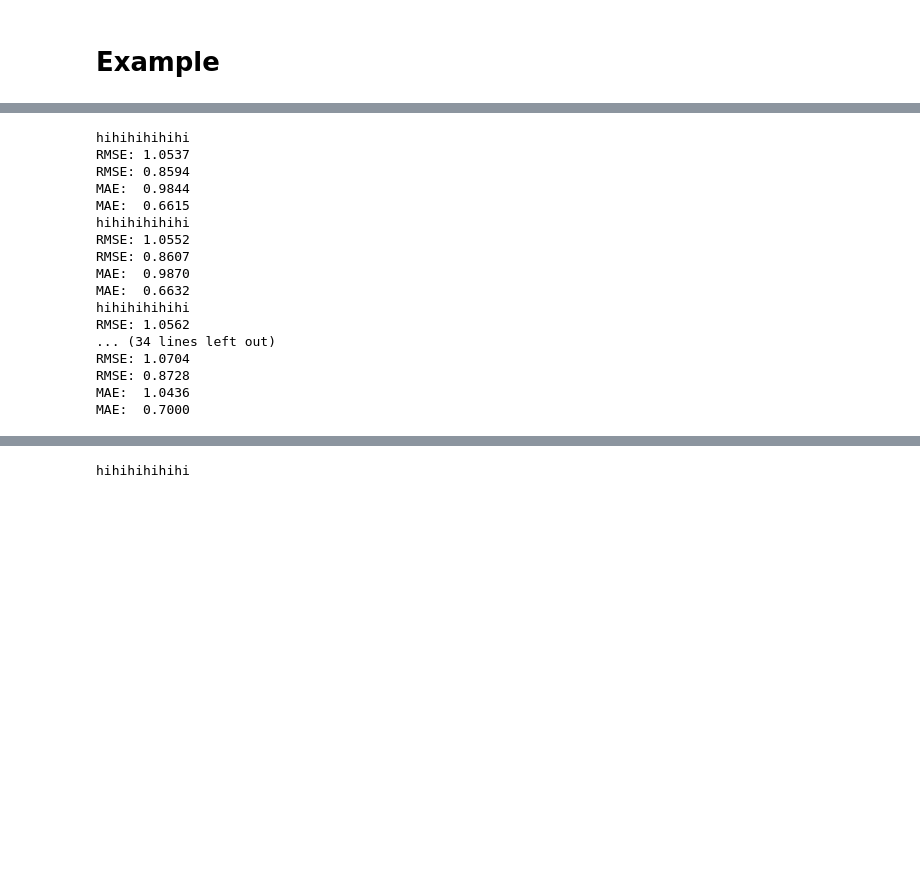
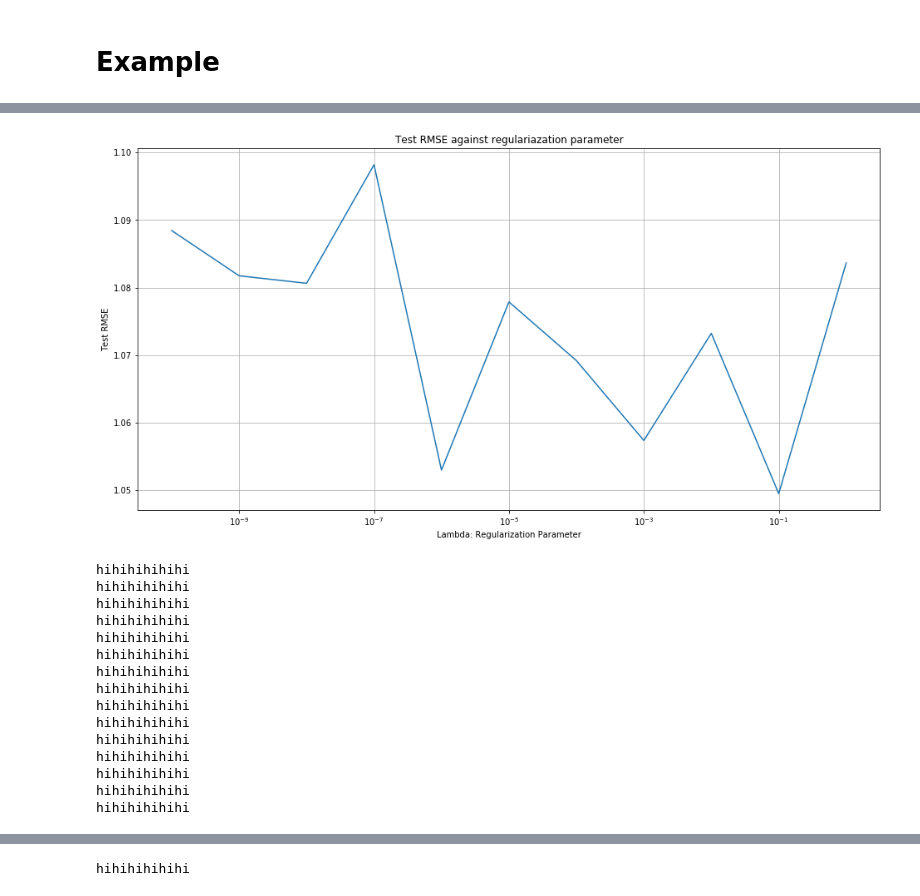
Before and after one commit to jpatrickpark/1003-project, a Jupyter notebook: notebooks/recommendationaccuracy.ipynb, the cells around one changed output, grey strips where cells are left out. Cells and saved outputs as stored; diff of their text form; code cells hidden in the pictures; blank space fills up the shorter version.

```diff
--- a/notebooks/recommendationaccuracy.ipynb
+++ b/notebooks/recommendationaccuracy.ipynb
@@ -150,10 +123,5 @@ def precision_recall_at_k(est_mat, items_in_trainset_of_users_in_testset, true_r
 # %%
-"""
-Un-Normalized Case.
-"""
-
-random_dict = preprocess.create_random_subset_user_paper_data(debug=True)
-rating_scale = (1,11)
-trainset, testset = preprocess.user_paper_train_test_split(random_dict, test_size = .2)
+random_dict = preprocess.create_random_subset_user_paper_data(size= 4000,debug=True)
+trainset, testset = preprocess.user_paper_train_test_split(random_dict, test_size = .15)
 trainset = preprocess.create_surprise_user_paper_data(trainset, rating_scale).build_full_trainset()
 testset = preprocess.create_surprise_user_paper_data(testset, rating_scale).build_full_trainset().build_testset()
@@ -160,35 +151,43 @@ testset = preprocess.create_surprise_user_paper_data(testset, rating_scale).buil
+# %%
+plt.semilogx(lambdas,test_loss_possible_rmse)
+plt.title('Test RMSE against regulariazation parameter')
+plt.xlabel('Lambda: Regularization Parameter')
+plt.ylabel('Test RMSE')
+plt.grid()
+plt.savefig('svdfalsetestrmselambda.eps',format='eps')
+# best lambda = 10^-1
+# %% [output]
+[figure, added]
 # %%
-# Regularization Hyperparameter Search 1.
-lambdas = 10.0**np.arange(-7,3)
-test_loss_possible_rmse = np.zeros(len(lambdas))
-test_loss_all_rmse = np.zeros(len(lambdas))
-test_loss_possible_mae = np.zeros(len(lambdas))
-test_loss_all_mae = np.zeros(len(lambdas))
+# hyperparameter search 2: test rmse against rank
+nnn_factors = np.linspace(10,150,15)
+test_loss_possible_rmse = np.zeros(len(nnn_factors))
+test_loss_all_rmse = np.zeros(len(nnn_factors))
+test_loss_possible_mae = np.zeros(len(nnn_factors))
+test_loss_all_mae = np.zeros(len(nnn_factors))
 
-for i in range(len(lambdas)):
-    algo = SVD(biased=False, n_epochs = 100,reg_all=lambdas[i])
+for i in range(len(nnn_factors)):
+    algo = SVD(biased=False, n_epochs = 100,reg_all=10**(-1),n_factors=int(nnn_factors[i]))
     algo.fit(trainset)
     predictions = algo.test(testset, clip=False)
     possible_predictions = [predictions[idx] for idx in range(len(predictions)) if predictions[idx].details['was_impossible']==False]
-    test_loss_possible_rmse[i] = accuracy.rmse(possible_predictions)
-    test_loss_all_rmse[i] = accuracy.rmse(predictions)
-    test_loss_possible_mae[i] = accuracy.mae(possible_predictions)
-    test_loss_all_mae[i] = accuracy.mae(predictions)
+    test_loss_possible_rmse[i] = accuracy.rmse(possible_predictions,verbose=False)
+#     test_loss_all_rmse[i] = accuracy.rmse(predictions,verbose=False)
+#     test_loss_possible_mae[i] = accuracy.mae(possible_predictions,verbose=False)
+#     test_loss_all_mae[i] = accuracy.mae(predictions,verbose=False)
 # %% [output]
 hihihihihihi
-RMSE: 1.0537
-RMSE: 0.8594
-MAE:  0.9844
-MAE:  0.6615
 hihihihihihi
-RMSE: 1.0552
-RMSE: 0.8607
-MAE:  0.9870
-MAE:  0.6632
 hihihihihihi
-RMSE: 1.0562
-... (34 lines left out)
-RMSE: 1.0704
-RMSE: 0.8728
-MAE:  1.0436
-MAE:  0.7000
+hihihihihihi
+hihihihihihi
+hihihihihihi
+hihihihihihi
+hihihihihihi
+hihihihihihi
+hihihihihihi
+hihihihihihi
+hihihihihihi
+hihihihihihi
+hihihihihihi
+hihihihihihi
```
Also changed, not shown: parts of 49 cells of this notebook, 1 other file.
